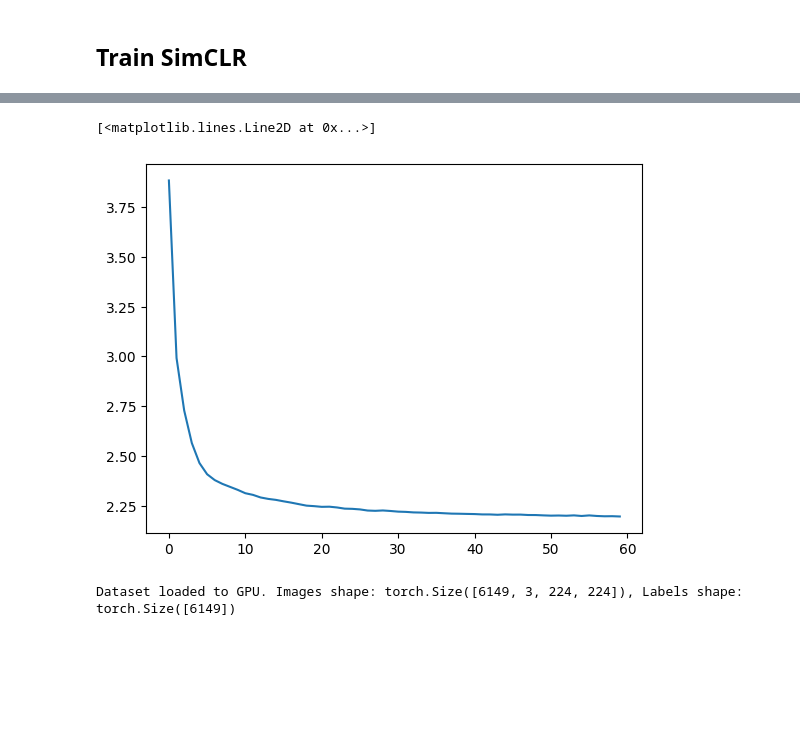
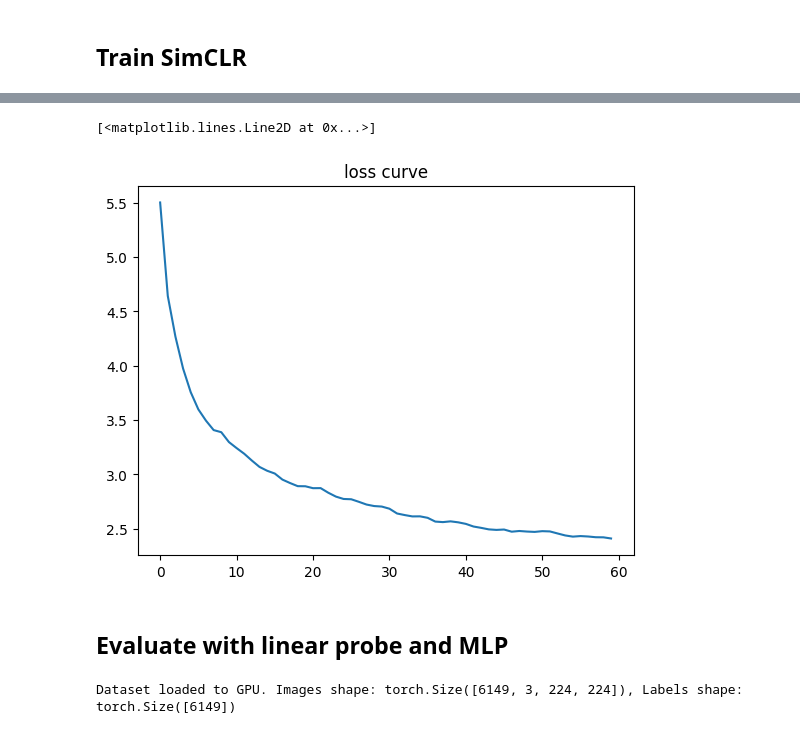
Before and after one commit to zbalkhy/EEC289, a Jupyter notebook: hw3/hw3.ipynb, the cells around one changed output, grey strips where cells are left out. Saved outputs shown, nothing was run; the diff lists cells and outputs as text; code cells hidden in the pictures; blank space fills up the shorter version.

```diff
--- a/hw3/hw3.ipynb
+++ b/hw3/hw3.ipynb
@@ -412,0 +479,7 @@ epoch 60: train_loss=2.1960
+# %%
+encoder = ResNet9Encoder()
+simCLR = SimCLR(encoder, 512)
+
+lr = 1e-3
+epochs = 100
+results = train_simCLR_model(simCLR, train_loader, epochs, lr)
@@ -413,9 +493,12 @@ epoch 60: train_loss=2.1960
 # %%
 from matplotlib import pyplot as plt
-plt.plot(history['train_loss'])
+plt.title("loss curve")
+plt.plot(results['train_loss'])
 # %% [output]
 [<matplotlib.lines.Line2D at 0x...>]
-[figure, old version]
+[figure, new version]
+# %% [markdown]
+## Evaluate with linear probe and MLP
 # %%
 probe_train_set = make_gpu_dataset(train_dir, simclr_test_transform, False)
 probe_val_set = make_gpu_dataset(val_dir, simclr_test_transform, False)
```
Also changed, not shown: parts of 12 cells of this notebook.
